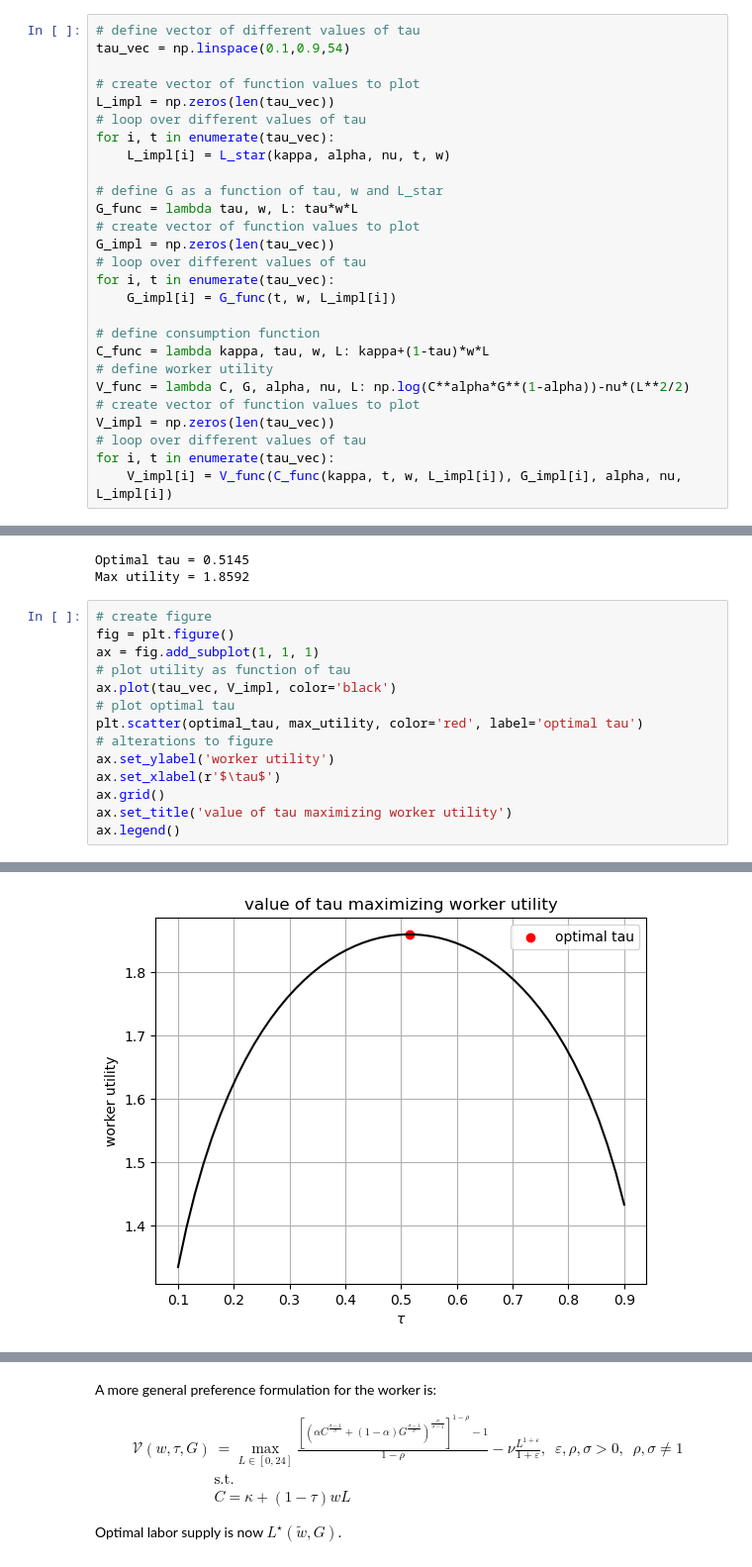
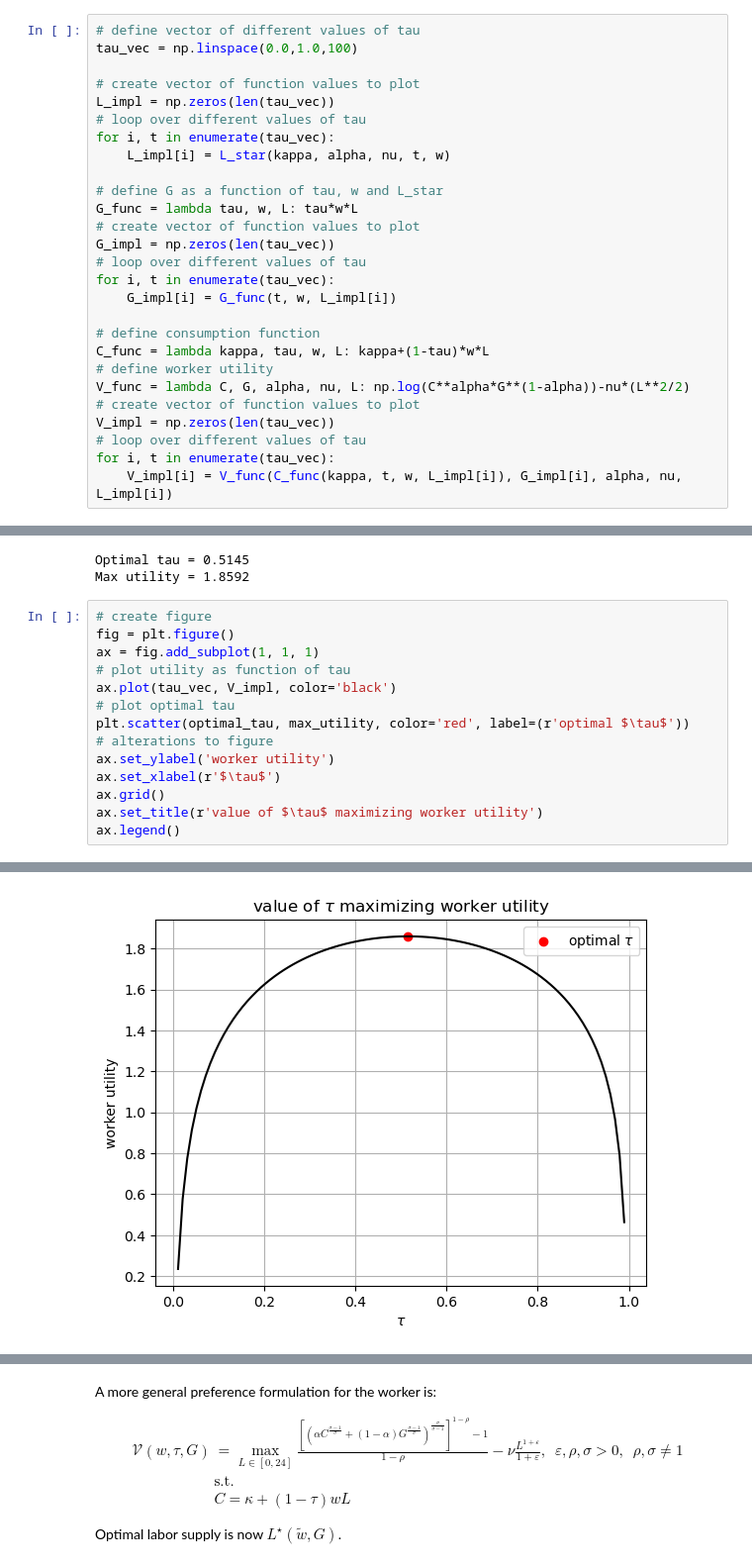
Before and after one commit to NumEconCopenhagen/projects-2023-helene-and-cecilie-class-3, a Jupyter notebook: exam/Exam-2023-notebook.ipynb, the cells around one changed output, grey strips where cells are left out. Shown at 99% size. Cells and saved outputs as stored; diff of their text form.

```diff
--- a/exam/Exam-2023-notebook.ipynb
+++ b/exam/Exam-2023-notebook.ipynb
@@ -160,7 +175,7 @@ $$
 Note: We were a bit confused about the notation, but we find it reasonable to assume that the government tax revenue is equal to the tax rate * wage * hours worked (implying that $L^*((1-\tau)w)$ means that L is a function of $(1-\tau)w = \tilde{w}$) and not tax rate * wage * L * (1-tau)*w.
 # %%
 # define vector of different values of tau
-tau_vec = np.linspace(0.1,0.9,54)
+tau_vec = np.linspace(0.0,1.0,100)
 
 # create vector of function values to plot
 L_impl = np.zeros(len(tau_vec))
@@ -231,17 +252,17 @@ Max utility = 1.8592
 # %%
 # create figure
 fig = plt.figure()
 ax = fig.add_subplot(1, 1, 1)
 # plot utility as function of tau
 ax.plot(tau_vec, V_impl, color='black')
 # plot optimal tau
-plt.scatter(optimal_tau, max_utility, color='red', label='optimal tau')
+plt.scatter(optimal_tau, max_utility, color='red', label=(r'optimal $\tau$'))
 # alterations to figure
 ax.set_ylabel('worker utility')
 ax.set_xlabel(r'$\tau$')
 ax.grid()
-ax.set_title('value of tau maximizing worker utility')
+ax.set_title(r'value of $\tau$ maximizing worker utility')
 ax.legend()
 # %% [output]
 <matplotlib.legend.Legend at 0x...>
-[figure, old version]
+[figure, new version]
```
Also changed, not shown: parts of 14 cells of this notebook.
